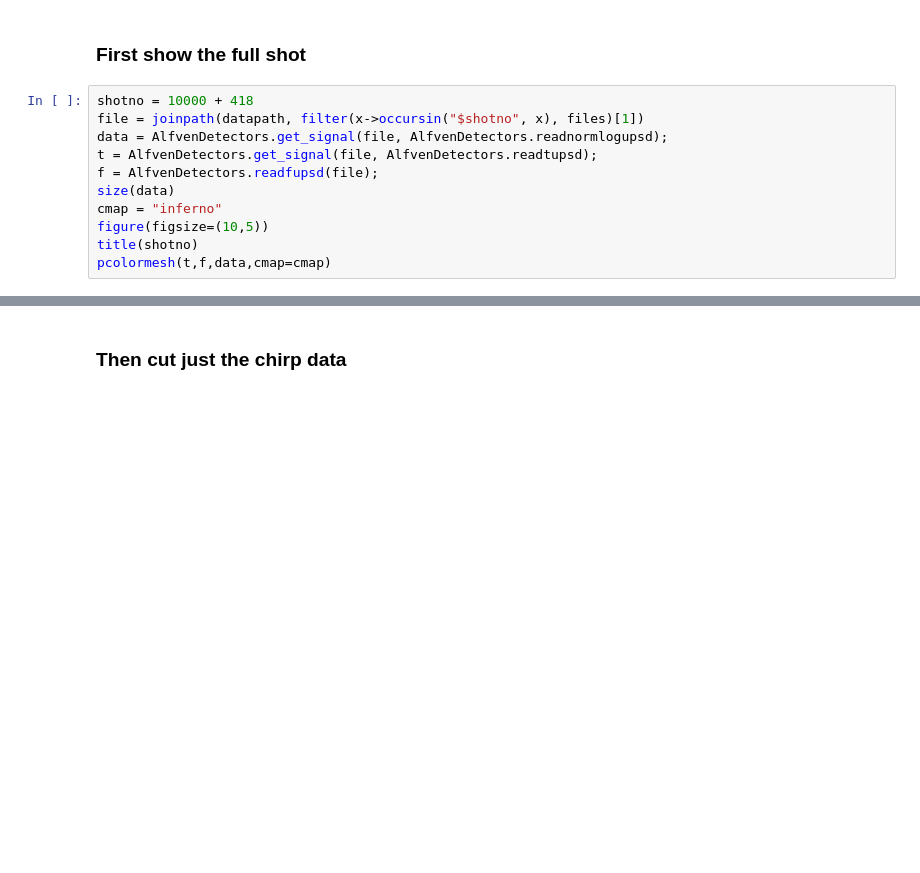
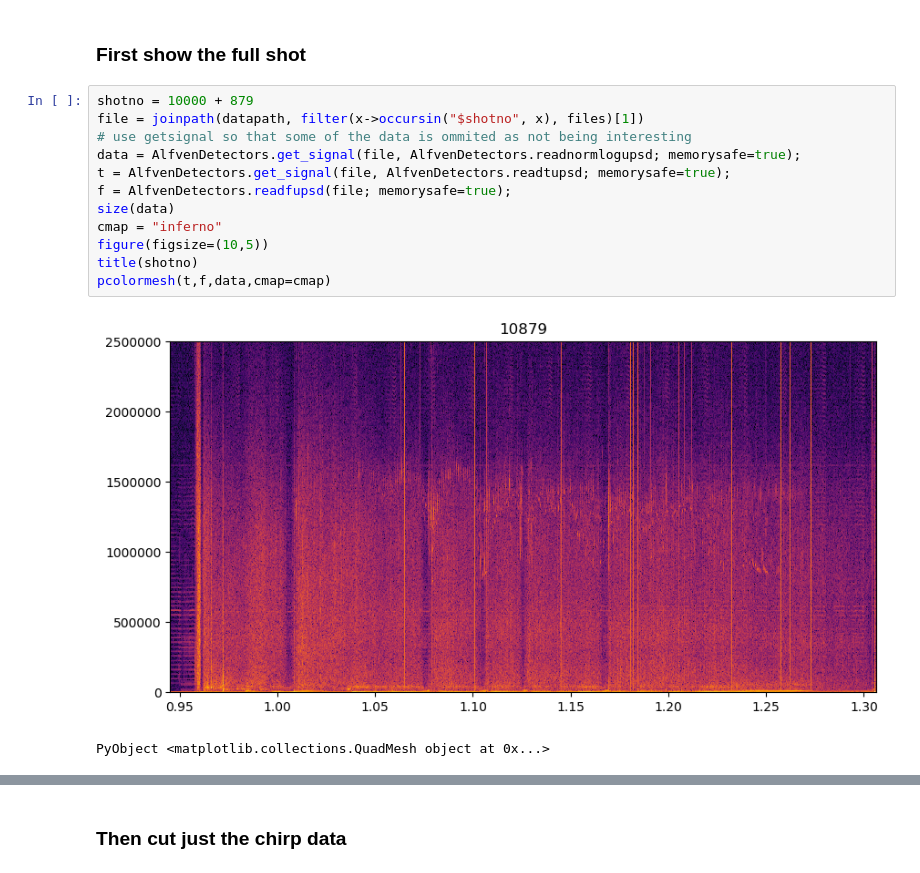
Before and after one commit to vitskvara/AlfvenDetectors.jl, a Jupyter notebook: notebooks/label_patches.ipynb, the cells around one changed output, grey strips where cells are left out. Drawn from its saved outputs; the diff is of its cells as text; blank space fills up the shorter version.

```diff
--- a/notebooks/label_patches.ipynb
+++ b/notebooks/label_patches.ipynb
@@ -21,13 +51,17 @@ labelarray = readdlm(outfile,',')
 # %% [markdown]
 ### First show the full shot
 # %%
-shotno = 10000 + 418
+shotno = 10000 + 879
 file = joinpath(datapath, filter(x->occursin("$shotno", x), files)[1])
-data = AlfvenDetectors.get_signal(file, AlfvenDetectors.readnormlogupsd);
-t = AlfvenDetectors.get_signal(file, AlfvenDetectors.readtupsd);
-f = AlfvenDetectors.readfupsd(file);
+# use getsignal so that some of the data is ommited as not being interesting
+data = AlfvenDetectors.get_signal(file, AlfvenDetectors.readnormlogupsd; memorysafe=true);
+t = AlfvenDetectors.get_signal(file, AlfvenDetectors.readtupsd; memorysafe=true);
+f = AlfvenDetectors.readfupsd(file; memorysafe=true);
 size(data)
 cmap = "inferno"
 figure(figsize=(10,5))
 title(shotno)
 pcolormesh(t,f,data,cmap=cmap)
+# %% [output]
+[figure, added]
+PyObject <matplotlib.collections.QuadMesh object at 0x...>
```
Also changed, not shown: parts of 13 cells of this notebook, 3 other files.
